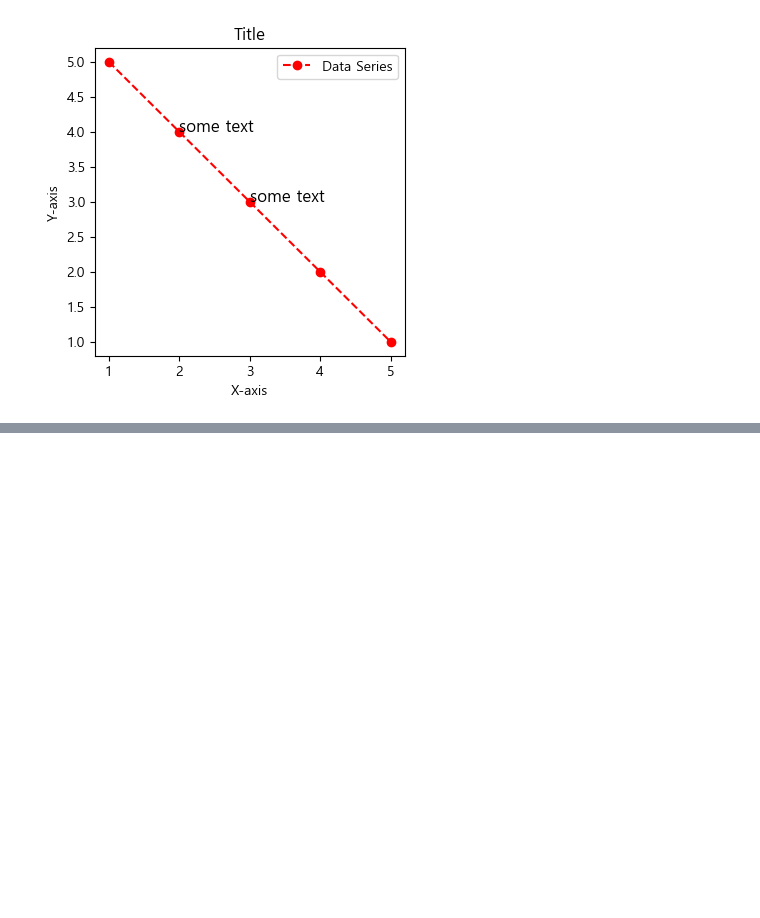
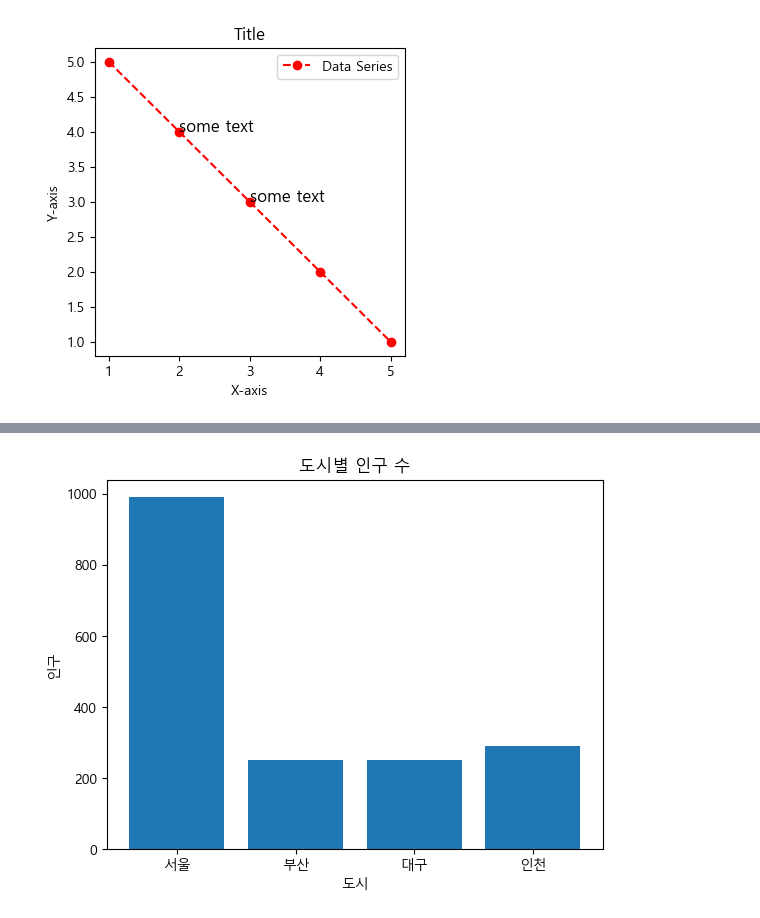
Before and after one commit to bellepoque7/sparta_ml, a Jupyter notebook: pandas_study.ipynb, the cells around one changed output, grey strips where cells are left out. Drawn from its saved outputs; the diff is of its cells as text; code cells hidden in the pictures; blank space fills up the shorter version.

```diff
--- a/pandas.ipynb
+++ b/pandas_study.ipynb
@@ -1754,0 +1873,7 @@ plt.show()
+# %%
+# 데이터프레임을 일단 만들어볼까?
+df = pd.DataFrame({
+    '도시': ['서울', '부산', '대구', '인천'],
+    '인구': [990,250,250,290]
+})
+df
@@ -1754,0 +1886,8 @@ plt.show()
+# %%
+plt.bar(df['도시'], df['인구'])
+plt.xlabel('도시')
+plt.ylabel('인구')
+plt.title('도시별 인구 수')
+plt.show()
+# %% [output]
+[figure, added]
```
Also changed, not shown: parts of 70 cells of this notebook, 2 other files.
